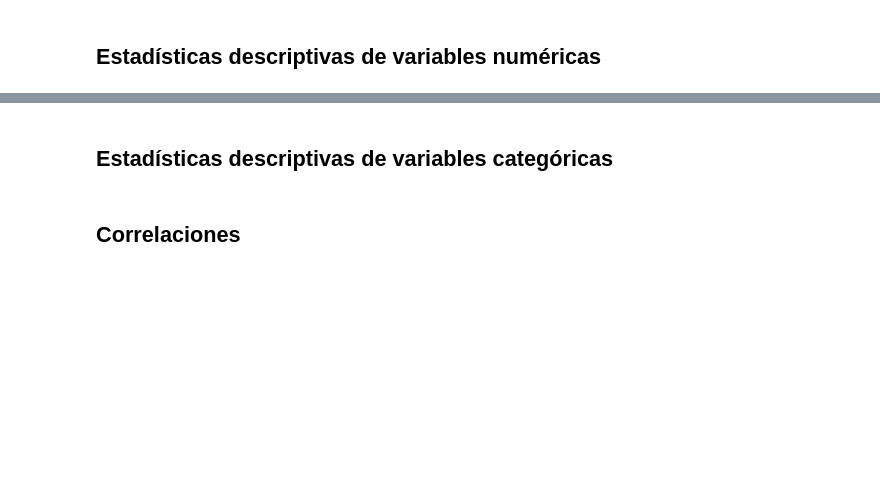
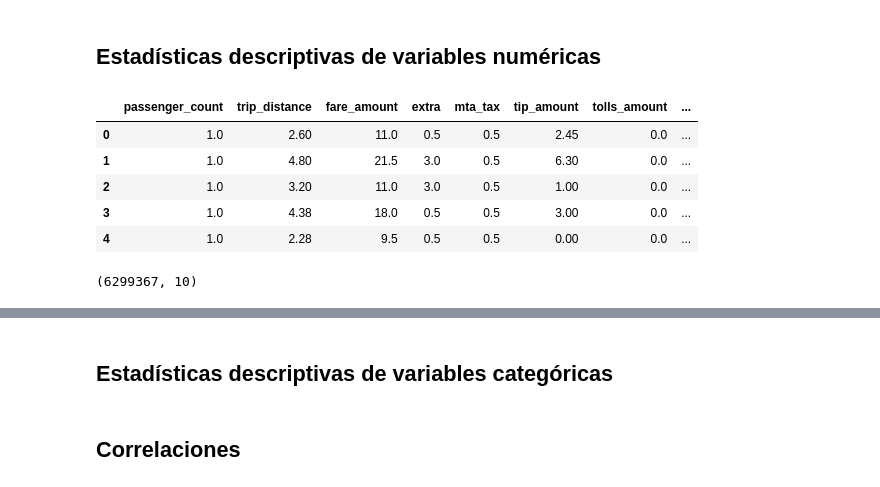
Before and after one commit to IA-UBA/analisis-de-datos, a Jupyter notebook: notebooks/EDA.ipynb, the cells around one changed output, grey strips where cells are left out. Cells and saved outputs as stored; diff of their text form; code cells hidden in the pictures; blank space fills up the shorter version.

```diff
--- a/notebooks/EDA.ipynb
+++ b/notebooks/EDA.ipynb
@@ -24,0 +105,13 @@ TARGET = "..."
+# %%
+num_df.head()
+# %% [output]
+|  | passenger_count | trip_distance | fare_amount | extra | mta_tax | tip_amount | tolls_amount | ... |
+| 0 | 1.0 | 2.60 | 11.0 | 0.5 | 0.5 | 2.45 | 0.0 | ... |
+| 1 | 1.0 | 4.80 | 21.5 | 3.0 | 0.5 | 6.30 | 0.0 | ... |
+| 2 | 1.0 | 3.20 | 11.0 | 3.0 | 0.5 | 1.00 | 0.0 | ... |
+| 3 | 1.0 | 4.38 | 18.0 | 0.5 | 0.5 | 3.00 | 0.0 | ... |
+| 4 | 1.0 | 2.28 | 9.5 | 0.5 | 0.5 | 0.00 | 0.0 | ... |
+# %%
+num_df.shape
+# %% [output]
+(6299367, 10)
```
Also changed, not shown: parts of 12 cells of this notebook.
